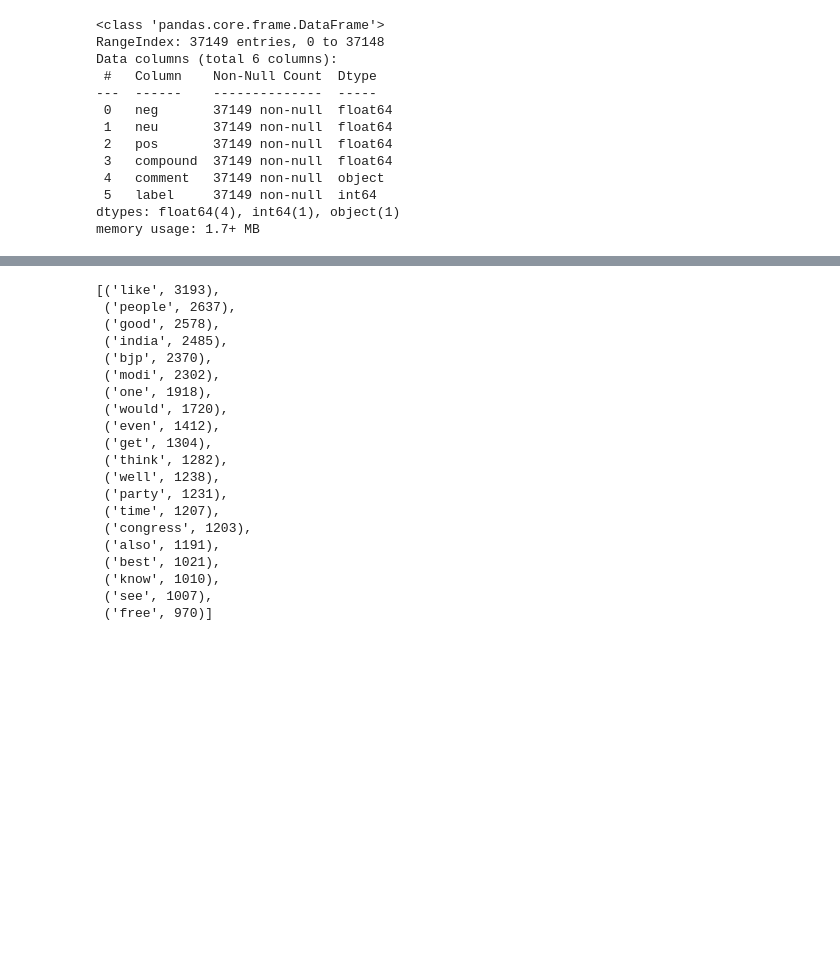
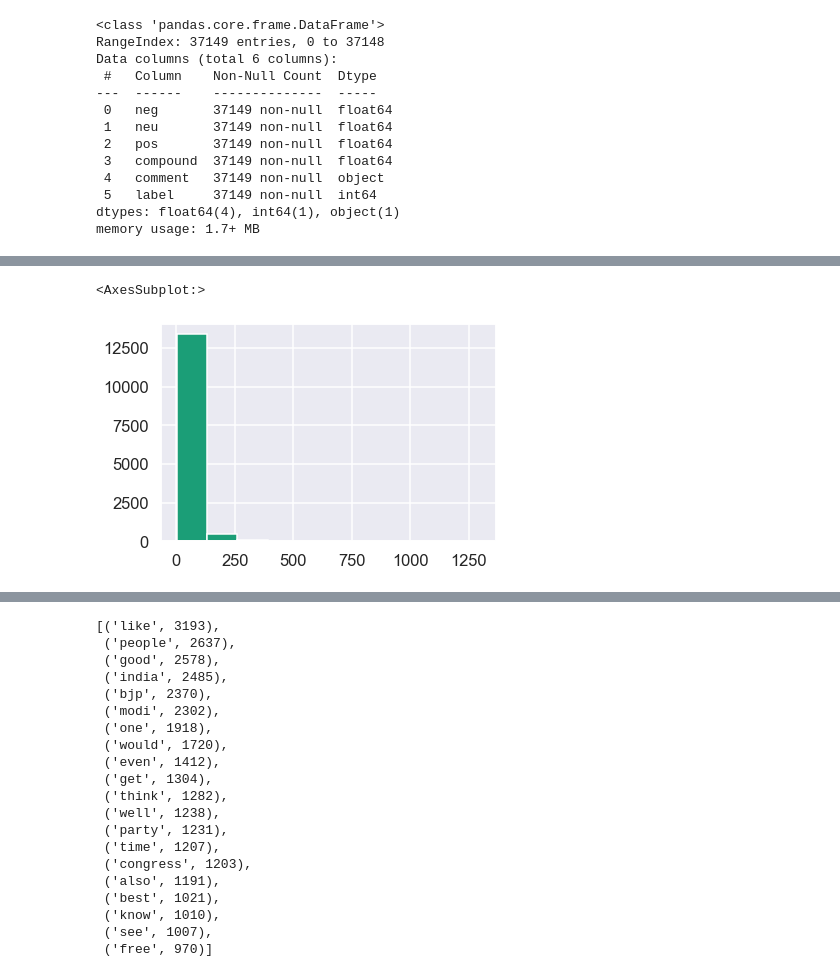
Before and after one commit to Hillary577/Springboard, a Jupyter notebook: capstone1_reddit_comments/reddit_data_wrangling.ipynb, the cells around one changed output, grey strips where cells are left out. Saved outputs shown, nothing was run; the diff lists cells and outputs as text; code cells hidden in the pictures; blank space fills up the shorter version.

```diff
--- a/capstone1_reddit_comments/reddit_data_wrangling.ipynb
+++ b/capstone1_reddit_comments/reddit_data_wrangling.ipynb
@@ -367,0 +380,8 @@ df['comment'].str.len().hist()
+# %%
+# number of words in each positive comment
+df[df['label'] == 1].comment.str.split().\
+    map(lambda x: len(x)).\
+    hist()
+# %% [output]
+<AxesSubplot:>
+[figure, added]
```
Also changed, not shown: parts of 5 cells of this notebook.
